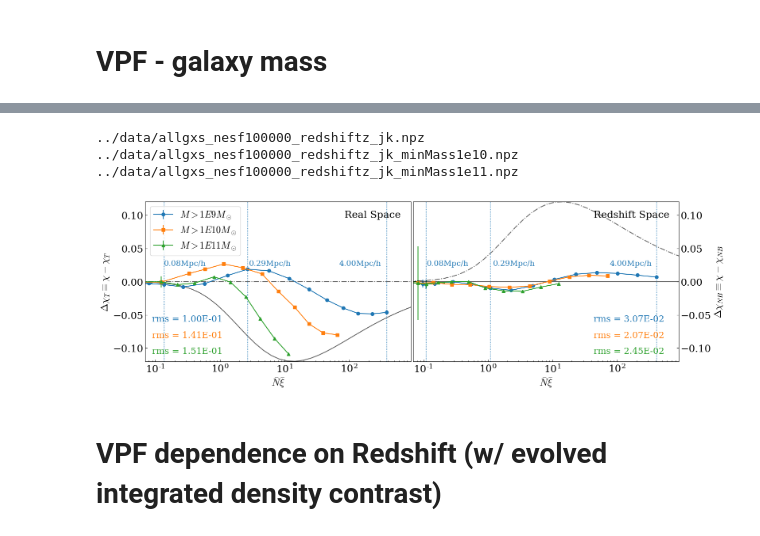
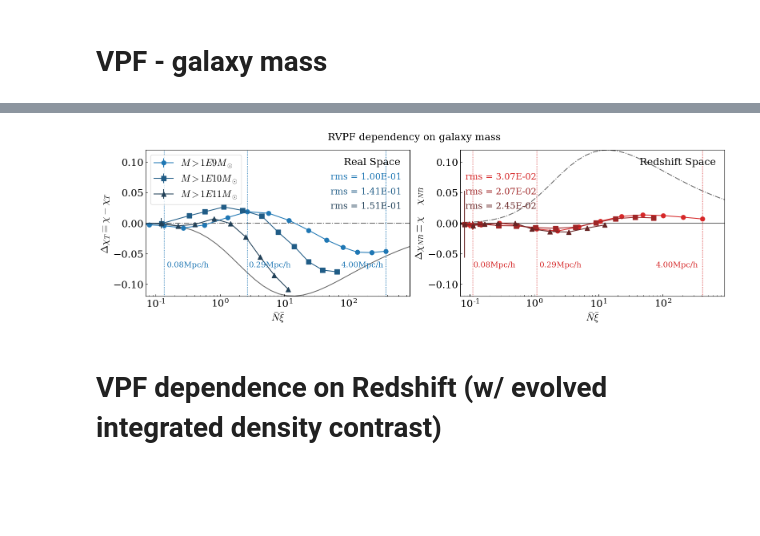
Before and after one commit to FedeDavilaKurban/VPF, a Jupyter notebook: plotsPaperFinal_horizontal.ipynb, the cells around one changed output, grey strips where cells are left out. Drawn from its saved outputs; the diff is of its cells as text; code cells hidden in the pictures; blank space fills up the shorter version.

```diff
--- a/plotsPaperFinal_horizontal.ipynb
+++ b/plotsPaperFinal_horizontal.ipynb
@@ -417,8 +419,10 @@ plt.show()
 import numpy as np
 from cicTools import *
 import matplotlib.pyplot as plt
+import seaborn as sns
 
 fs = 18
+ms = 8
 
 plt.rcParams["xtick.labelsize"] = fs
 plt.rcParams["ytick.labelsize"] = fs
@@ -462,9 +466,10 @@ files = ['../data/allgxs_nesf100000_jk.npz',\
          #'../data/allgxs_nesf100000_invoid_jk_minMass1e12_v1e11_minradV9.0.npz']
 markers = ['o','s','^']#,'o']
 labels = [r'$M > 1E9M_\odot$', r'$M > 1E10M_\odot$',r'$M > 1E11M_\odot$']#,'Mass > 1e12']
-ypos_rmss = [.25,.15,.05]
+ypos_rmss = [.8,.7,.6]
+colors = sns.dark_palette(sns.color_palette("tab10")[0], 4, reverse=True)[:3]
 
-for file,marker,label,ypos_rms in zip(files,markers,labels,ypos_rmss):
+for file,marker,color,label,ypos_rms in zip(files,markers,colors,labels,ypos_rmss):
 
     stats = np.load(file)
 
@@ -489,21 +494,21 @@ for file,marker,label,ypos_rms in zip(files,markers,labels,ypos_rmss):
         space = 1.3
         lw = 1
         ls = ':'
-        for ind,xpos_vline,ypos_vline in zip([2,6,-1],[.07,.39,.73],[.6,.6,.6]):
-            vline=ax.axvline(NXi[ind],lw=lw,ls=ls)#,color=color)
-            ax.axvline(NXi[ind],lw=lw,ls=ls)#,color=color)
+        for ind,xpos_vline,ypos_vline in zip([2,6,-1],[.08,.39,.74],[.2,.2,.2]):
+            vline=ax.axvline(NXi[ind],lw=lw,ls=ls,color=color)
+            ax.axvline(NXi[ind],lw=lw,ls=ls,color=color)
             ax.text(xpos_vline,ypos_vline,f'{rs[ind]/1000.:.2f}Mpc/h',\
                     size=fs-4,transform=ax.transAxes,color=vline.get_color())
 
     # chi vs Nxi
-    ebar = ax.errorbar(NXi,chi-chi_T(NXi),xerr=NXierr,yerr=chierr,marker=marker,label=label)
+    ebar = ax.errorbar(NXi,chi-chi_T(NXi),xerr=NXierr,yerr=chierr,marker=marker,label=label,color=color,ms=ms)
 
     # RMS
     mask = np.where(NXi>1E-1)
     #chirms = chi[mask]
     #mask = np.isfinite(chirms) #filter inf and NaN
     rms = np.sqrt(np.sum((chi[mask]-chi_T(NXi[mask]))**2))
-    ax.text(.025,ypos_rms,f'rms = {rms:.2E}',size=fs-2,color=ebar[0].get_color(),transform=ax.transAxes)
+    ax.text(.7,ypos_rms,f'rms = {rms:.2E}',size=fs-2,color=ebar[0].get_color(),transform=ax.transAxes)
 
 
 """
@@ -515,10 +520,11 @@ files = ['../data/allgxs_nesf100000_redshiftz_jk.npz',\
          #'../data/allgxs_nesf100000_redshiftz_invoid_jk_minMass1e12_v1e11_minradV9.0.npz']
 markers = ['o','s','^']#,'o']
 labels = ['Mass > 1E09', 'Mass > 1E10','Mass > 1E11']#,'Mass > 1e12']
-ypos_rmss = [.25,.15,.05]
+ypos_rmss = [.8,.7,.6]
+colors = sns.dark_palette(sns.color_palette("tab10")[3], 4, reverse=True)[:3]
 
-for file,marker,label,ypos_rms in zip(files,markers,labels,ypos_rmss):
-    print(file)
+for file,marker,color,label,ypos_rms in zip(files,markers,colors,labels,ypos_rmss):
+    #print(file)
     stats = np.load(file)
 
     chi = stats['arr_0']
@@ -543,14 +549,14 @@ for file,marker,label,ypos_rms in zip(files,markers,labels,ypos_rmss):
         space = 1.3
         lw = 1
         ls = ':'
-        for ind,xpos_vline,ypos_vline in zip([2,6,-1],[.05,.3,.74],[.6,.6,.6]):
-            vline=ax1.axvline(NXi[ind],lw=lw,ls=ls)#,color=color)
-            ax1.axvline(NXi[ind],lw=lw,ls=ls)#,color=color)
+        for ind,xpos_vline,ypos_vline in zip([2,6,-1],[.05,.3,.74],[.2,.2,.2]):
+            vline=ax1.axvline(NXi[ind],lw=lw,ls=ls,color=color)
+            ax1.axvline(NXi[ind],lw=lw,ls=ls,color=color)
             ax1.text(xpos_vline,ypos_vline,f'{rs[ind]/1000.:.2f}Mpc/h',\
                     size=fs-4,transform=ax1.transAxes,color=vline.get_color())
 
     # chi vs Nxi
-    ebar = ax1.errorbar(NXi,chi-chi_NB(NXi),xerr=NXierr,yerr=chierr,marker=marker,label=label)
+    ebar = ax1.errorbar(NXi,chi-chi_NB(NXi),xerr=NXierr,yerr=chierr,marker=marker,label=label,color=color,ms=ms)
 
     # RMS
     #print(chi)
@@ -559,7 +565,7 @@ for file,marker,label,ypos_rms in zip(files,markers,labels,ypos_rmss):
     #chirms = chi[mask]
     #mask = np.isfinite(chirms) #filter inf and NaN
     rms = np.sqrt(np.sum((chi[mask]-chi_NB(NXi[mask]))**2))
-    ax1.text(.68,ypos_rms,f'rms = {rms:.2E}',size=fs-2,color=ebar[0].get_color(),transform=ax1.transAxes)
+    ax1.text(.02,ypos_rms,f'rms = {rms:.2E}',size=fs-2,color=ebar[0].get_color(),transform=ax1.transAxes)
 
 # Log Scale
 ax1.set_xscale('log')
@@ -570,8 +576,8 @@ ax.set_ylabel(r'$\Delta\chi_{T}\equiv\chi-\chi_{T}$',fontsize=fs)
 ax1.set_ylabel(r'$\Delta\chi_{NB}\equiv\chi-\chi_{NB}$',fontsize=fs)
 
 # Set Y axis to right side
-ax1.yaxis.set_label_position("right")
-ax1.yaxis.tick_right()
+# ax1.yaxis.set_label_position("right")
+# ax1.yaxis.tick_right()
 
 # X Labels
 ax.set_xlabel(r'$\bar{N}\bar{\xi}$',fontsize=fs)
@@ -581,39 +587,36 @@ ax1.set_xlabel(r'$\bar{N}\bar{\xi}$',fontsize=fs)
 ylim1,ylim2 = -.12,.12
 ax.set_ylim([ylim1,ylim2])
 ax1.set_ylim([ylim1,ylim2])
 
 # X axis limits
 xlim1,xlim2=7E-2,9E2
 ax.set_xlim(xlim1,xlim2)
 ax1.set_xlim(xlim1,xlim2)
 
 # Legend
 ax.legend(loc=2,fontsize=fs-1,ncol=1,frameon=True)#,framealpha=.6)
 
 # Ticks
 #ax.set_xticklabels([])
 #ax1.set_yticklabels([])
 ax.tick_params(labelsize=fs)
 ax1.tick_params(labelsize=fs)
 
 # Additional text
 ax.text(.75,.9,'Real Space',fontsize=fs,transform=ax.transAxes)
 ax1.text(.68,.9,'Redshift Space',fontsize=fs,transform=ax1.transAxes)
 
 # Final
-#plt.suptitle('RVPF inside voids',fontsize=fs)
+plt.suptitle('RVPF dependency on galaxy mass',fontsize=fs)
 plt.tight_layout()
 #plt.subplots_adjust(hspace=0,wspace=0.03)
-plt.subplots_adjust(wspace=0.01)
+plt.subplots_adjust(wspace=0.19)
 
 plt.savefig('../plots/rVPF_gxsMass.pdf')
 plt.savefig('../plots/rVPF_gxsMass.png')
 plt.show()
 # %% [output]
-../data/allgxs_nesf100000_redshiftz_jk.npz
-../data/allgxs_nesf100000_redshiftz_jk_minMass1e10.npz
-../data/allgxs_nesf100000_redshiftz_jk_minMass1e11.npz
-[figure, old version]
+[figure, new version]
 # %% [markdown]
 # VPF dependence on Redshift (w/ evolved integrated density contrast)
 # %%
```
Also changed, not shown: parts of 4 cells of this notebook, 1 other file.
